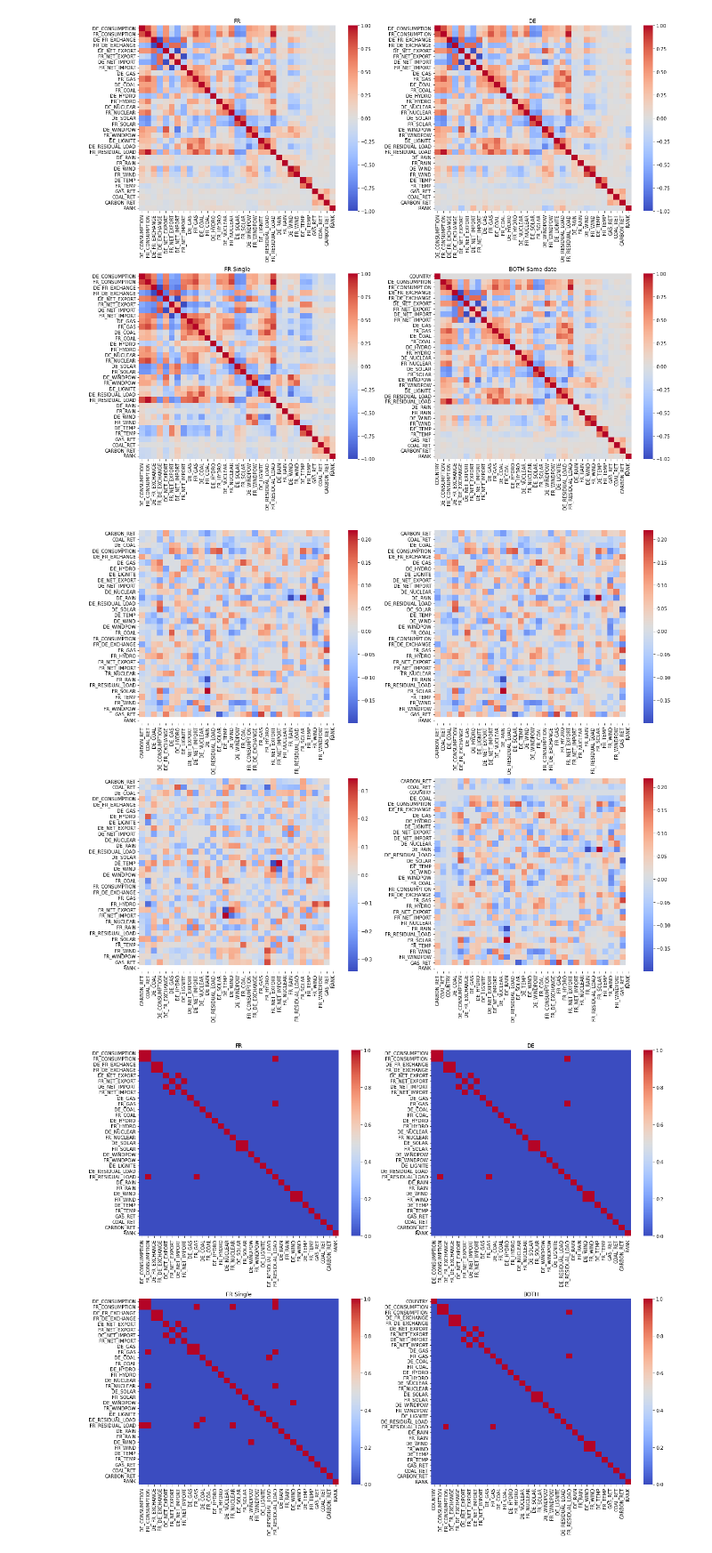
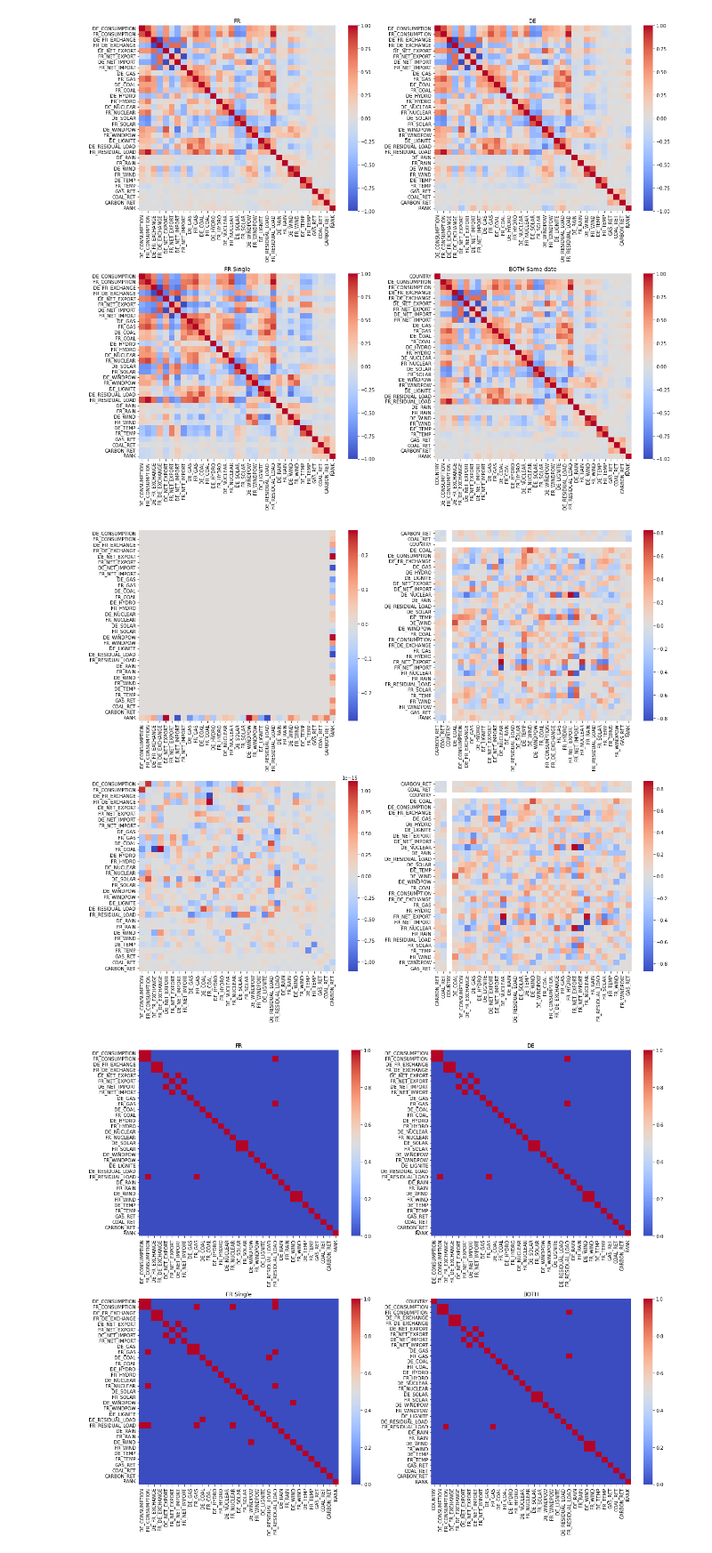
Before and after one commit to chantomkit/QRT2023, a Jupyter notebook: eda.ipynb, the cells around one changed output. Shown: that part at 89% size. Cells and saved outputs as stored; diff of their text form; code cells hidden in the pictures.

```diff
--- a/eda.ipynb
+++ b/eda.ipynb
@@ -187,18 +191,18 @@ plt.show()
 # %%
 fig, axs = plt.subplots(2, 2, figsize=(18,15))
 test_fr_corr = test_same_day.loc[test_same_day.COUNTRY == 0].drop(["COUNTRY", "DAY_ID"], axis=1).corr()
 test_de_corr = test_same_day.loc[test_same_day.COUNTRY == 1].drop(["COUNTRY", "DAY_ID"], axis=1).corr()
 test_fr_single_corr = test_single_day.drop(["COUNTRY", "DAY_ID"], axis=1).corr()
 test_both_same_corr = test_same_day.drop(["DAY_ID"], axis=1).corr()
 
-sns.heatmap(test_fr_corr - fr_corr, cmap='coolwarm', ax=axs[0][0])
-sns.heatmap(test_de_corr - de_corr, cmap='coolwarm', ax=axs[0][1])
-sns.heatmap(test_fr_single_corr - fr_single_corr, cmap='coolwarm', ax=axs[1][0])
-sns.heatmap(test_both_same_corr - both_same_corr, cmap='coolwarm', ax=axs[1][1])
+sns.heatmap(fr_corr - de_corr, cmap='coolwarm', ax=axs[0][0])
+sns.heatmap(both_same_corr - fr_single_corr, cmap='coolwarm', ax=axs[0][1])
+sns.heatmap(test_fr_corr - test_de_corr, cmap='coolwarm', ax=axs[1][0])
+sns.heatmap(test_both_same_corr - test_fr_single_corr, cmap='coolwarm', ax=axs[1][1])
 fig.tight_layout()
 plt.show()
 # %% [output]
-[figure, old version]
+[figure, new version]
 # %%
 thres = 0.8
 fig, axs = plt.subplots(2, 2, figsize=(18,15))
```
Also changed, not shown: parts of 29 cells of this notebook, 1 other file.
